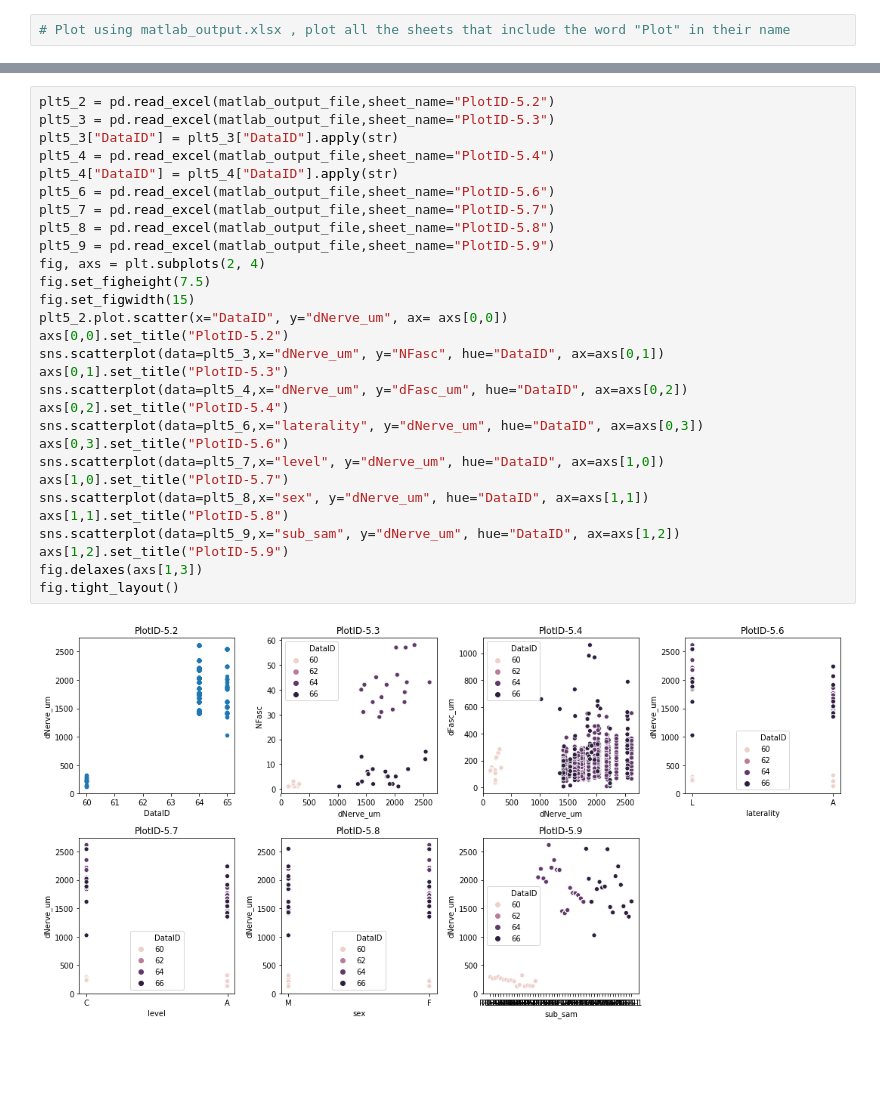
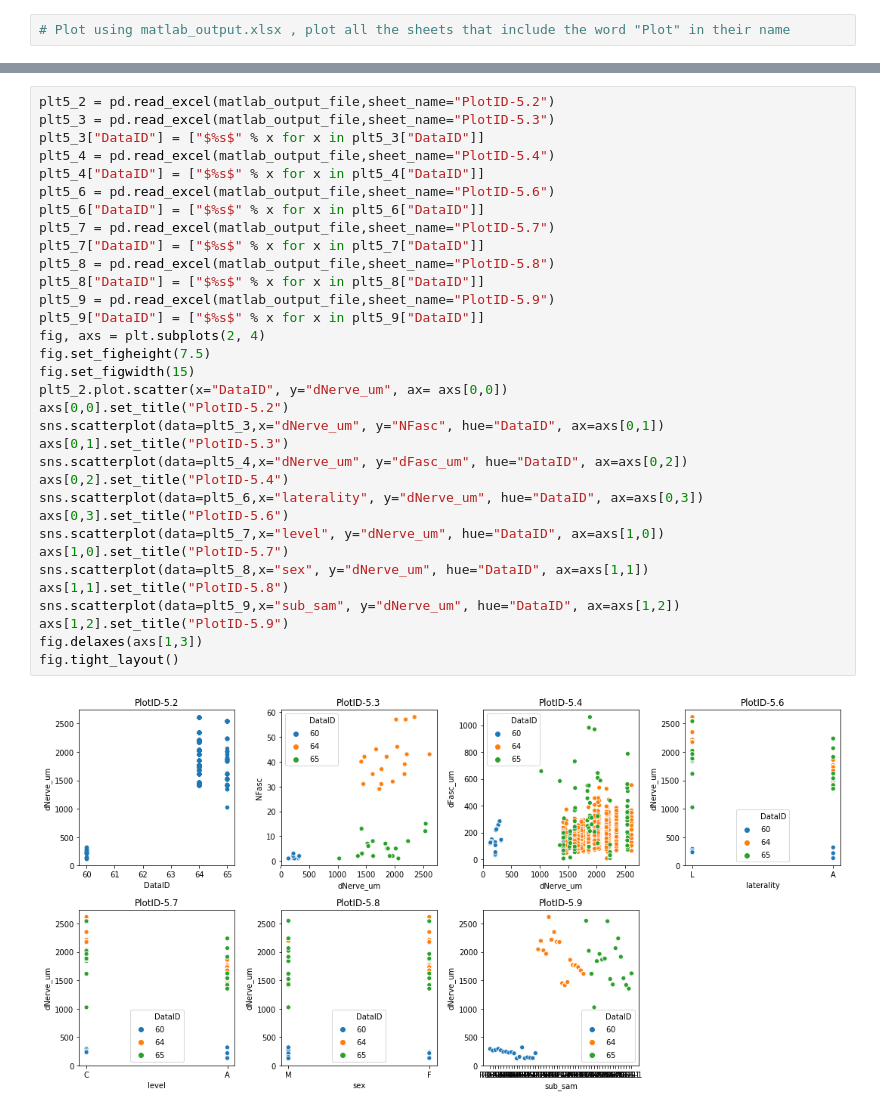
Before and after one commit to SPARC-FAIR-Codeathon/KnowMore, a Jupyter notebook: knowmore-notebook/knowmore-notebook.ipynb, the cells around one changed output, grey strips where cells are left out. Cells and saved outputs as stored; diff of their text form; blank space fills up the shorter version.

```diff
--- a/knowmore-notebook/knowmore-notebook.ipynb
+++ b/knowmore-notebook/knowmore-notebook.ipynb
@@ -293,31 +303,35 @@ fig.tight_layout()
 # %%
 plt5_2 = pd.read_excel(matlab_output_file,sheet_name="PlotID-5.2")
 plt5_3 = pd.read_excel(matlab_output_file,sheet_name="PlotID-5.3")
-plt5_3["DataID"] = plt5_3["DataID"].apply(str)
+plt5_3["DataID"] = ["$%s$" % x for x in plt5_3["DataID"]]
 plt5_4 = pd.read_excel(matlab_output_file,sheet_name="PlotID-5.4")
-plt5_4["DataID"] = plt5_4["DataID"].apply(str)
+plt5_4["DataID"] = ["$%s$" % x for x in plt5_4["DataID"]]
 plt5_6 = pd.read_excel(matlab_output_file,sheet_name="PlotID-5.6")
+plt5_6["DataID"] = ["$%s$" % x for x in plt5_6["DataID"]]
 plt5_7 = pd.read_excel(matlab_output_file,sheet_name="PlotID-5.7")
+plt5_7["DataID"] = ["$%s$" % x for x in plt5_7["DataID"]]
 plt5_8 = pd.read_excel(matlab_output_file,sheet_name="PlotID-5.8")
+plt5_8["DataID"] = ["$%s$" % x for x in plt5_8["DataID"]]
 plt5_9 = pd.read_excel(matlab_output_file,sheet_name="PlotID-5.9")
+plt5_9["DataID"] = ["$%s$" % x for x in plt5_9["DataID"]]
 fig, axs = plt.subplots(2, 4)
 fig.set_figheight(7.5)
 fig.set_figwidth(15)
 plt5_2.plot.scatter(x="DataID", y="dNerve_um", ax= axs[0,0])
 axs[0,0].set_title("PlotID-5.2")
 sns.scatterplot(data=plt5_3,x="dNerve_um", y="NFasc", hue="DataID", ax=axs[0,1])
 axs[0,1].set_title("PlotID-5.3")
 sns.scatterplot(data=plt5_4,x="dNerve_um", y="dFasc_um", hue="DataID", ax=axs[0,2])
 axs[0,2].set_title("PlotID-5.4")
 sns.scatterplot(data=plt5_6,x="laterality", y="dNerve_um", hue="DataID", ax=axs[0,3])
 axs[0,3].set_title("PlotID-5.6")
 sns.scatterplot(data=plt5_7,x="level", y="dNerve_um", hue="DataID", ax=axs[1,0])
 axs[1,0].set_title("PlotID-5.7")
 sns.scatterplot(data=plt5_8,x="sex", y="dNerve_um", hue="DataID", ax=axs[1,1])
 axs[1,1].set_title("PlotID-5.8")
 sns.scatterplot(data=plt5_9,x="sub_sam", y="dNerve_um", hue="DataID", ax=axs[1,2])
 axs[1,2].set_title("PlotID-5.9")
 fig.delaxes(axs[1,3])
 fig.tight_layout()
 # %% [output]
-[figure, old version]
+[figure, new version]
```
Also changed, not shown: parts of 6 cells of this notebook, 3 other files.
